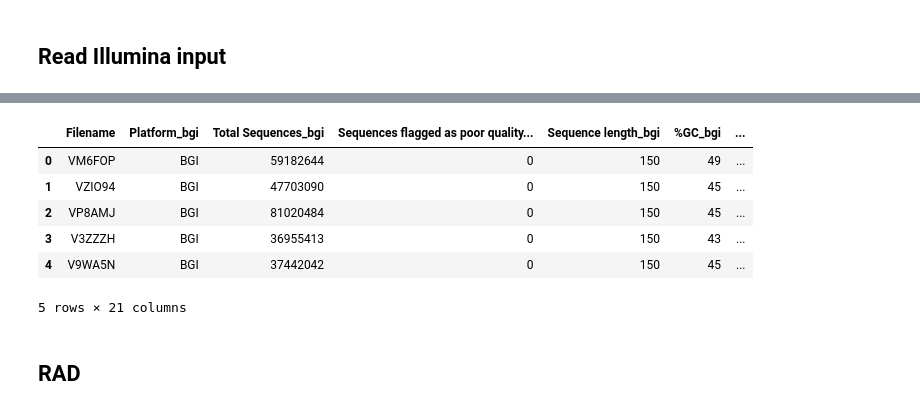
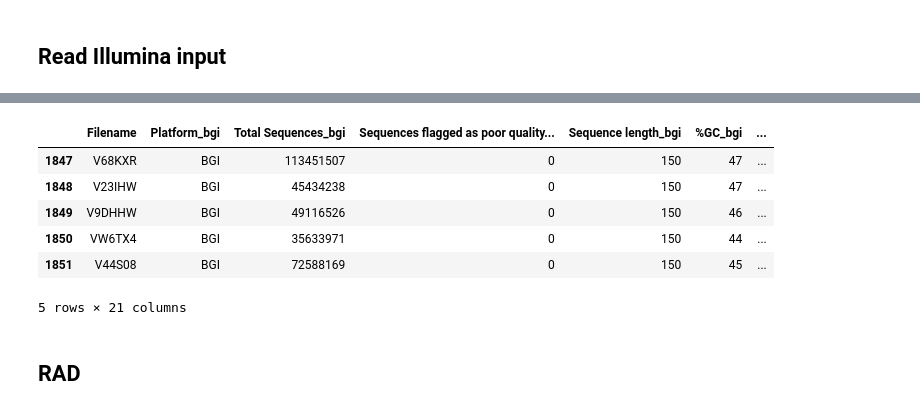
Before and after one commit to Chartiza/2024_Illumina_vs_BGI, a Jupyter notebook: step1_Reads_quality_comparison_FASTQ/fastQC_results_RAD.ipynb, the cells around one changed output, grey strips where cells are left out. Saved outputs shown, nothing was run; the diff lists cells and outputs as text; code cells hidden in the pictures.

```diff
--- a/step1_Reads_quality_comparison_FASTQ/fastQC_results_RAD.ipynb
+++ b/step1_Reads_quality_comparison_FASTQ/fastQC_results_RAD.ipynb
@@ -44,14 +44,14 @@ ill.tail()
 # %%
 mrg = pd.merge(bgi, ill, on='Filename', how='inner', suffixes=('_bgi', '_ill'))
 mrg.to_excel('results/Combined_fastQC_results.xlsx', index=False)
-mrg.head()
+mrg.tail()
 # %% [output]
 |  | Filename | Platform_bgi | Total Sequences_bgi | Sequences flagged as poor quality... | Sequence length_bgi | %GC_bgi | ... |
-| 0 | VM6FOP | BGI | 59182644 | 0 | 150 | 49 | ... |
-| 1 | VZIO94 | BGI | 47703090 | 0 | 150 | 45 | ... |
-| 2 | VP8AMJ | BGI | 81020484 | 0 | 150 | 45 | ... |
-| 3 | V3ZZZH | BGI | 36955413 | 0 | 150 | 43 | ... |
-| 4 | V9WA5N | BGI | 37442042 | 0 | 150 | 45 | ... |
+| 1847 | V68KXR | BGI | 113451507 | 0 | 150 | 47 | ... |
+| 1848 | V23IHW | BGI | 45434238 | 0 | 150 | 47 | ... |
+| 1849 | V9DHHW | BGI | 49116526 | 0 | 150 | 46 | ... |
+| 1850 | VW6TX4 | BGI | 35633971 | 0 | 150 | 44 | ... |
+| 1851 | V44S08 | BGI | 72588169 | 0 | 150 | 45 | ... |
 5 rows × 21 columns
 # %% [markdown]
 ## RAD
```
Also changed, not shown: parts of 9 cells of this notebook, 10 other files.
